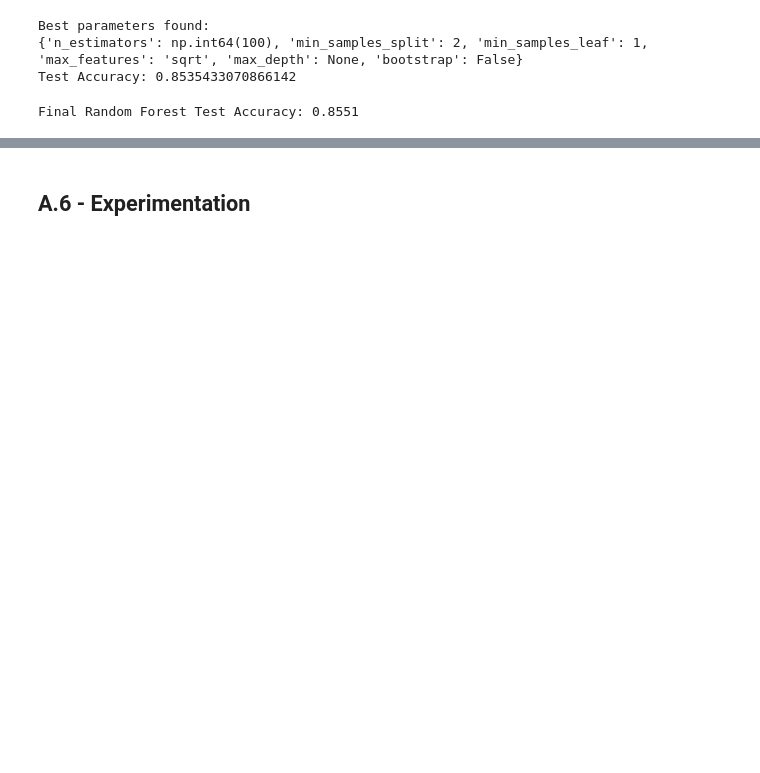
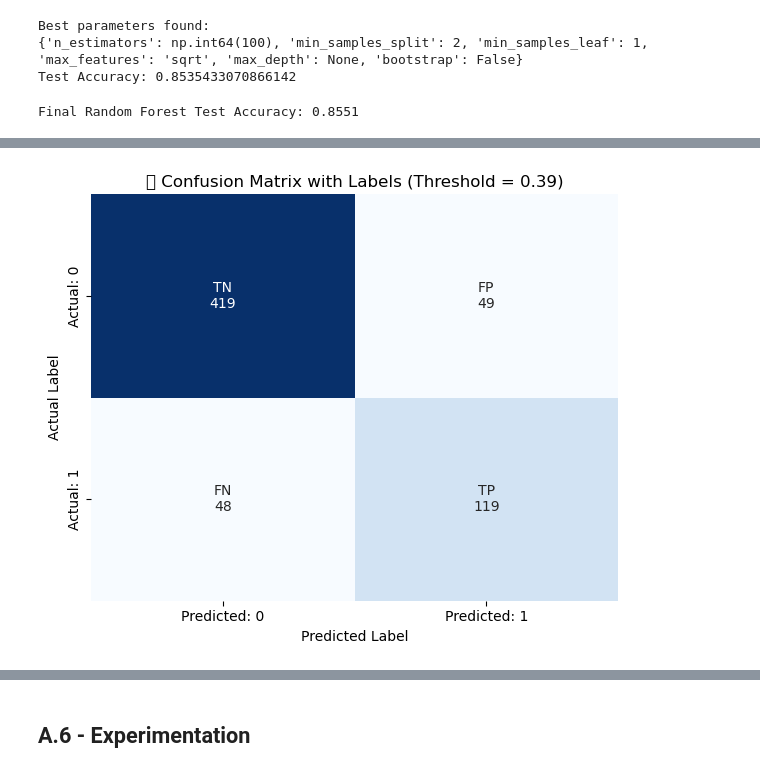
Before and after one commit to itamarshapira/SafeJunctionDetecion-ML, a Jupyter notebook: SafeJunctionDetection.ipynb, the cells around one changed output, grey strips where cells are left out. Drawn from its saved outputs; the diff is of its cells as text; code cells hidden in the pictures; blank space fills up the shorter version.

```diff
--- a/SafeJunctionDetection.ipynb
+++ b/SafeJunctionDetection.ipynb
@@ -2122,0 +2327,12 @@ Final Random Forest Test Accuracy: 0.8551
+# %%
+from sklearn.metrics import classification_report, confusion_matrix, ConfusionMatrixDisplay
+# Step 1: Get predicted probabilities
+probs = rf_balanced.predict_proba(X_test)
+
+# Step 2: Apply custom threshold (0.4 instead of default 0.5)
+Y_pred_custom = (probs[:, 1] >= 0.39).astype(int)
+
+# Step 3: Evaluate
+print("📊 Model with Threshold = 0.39")
+print(classification_report(Y_test, Y_pred_custom))
+print(confusion_matrix(Y_test, Y_pred_custom))
@@ -2122,0 +2352,24 @@ Final Random Forest Test Accuracy: 0.8551
+# %%
+import matplotlib.pyplot as plt
+import seaborn as sns
+from sklearn.metrics import confusion_matrix
+
+# Step 1: Generate confusion matrix
+cm = confusion_matrix(Y_test, Y_pred_custom)
+
+# Step 2: Create annotated labels
+labels = [["TN", "FP"], ["FN", "TP"]]
+annot = [[f"{labels[i][j]}\n{cm[i][j]}" for j in range(2)] for i in range(2)]
+
+# Step 3: Plot
+plt.figure(figsize=(6, 5))
+sns.heatmap(cm, annot=annot, fmt='', cmap='Blues', cbar=False,
+            xticklabels=["Predicted: 0", "Predicted: 1"],
+            yticklabels=["Actual: 0", "Actual: 1"])
+plt.title("📊 Confusion Matrix with Labels (Threshold = 0.39)")
+plt.xlabel("Predicted Label")
+plt.ylabel("Actual Label")
+plt.tight_layout()
+plt.show()
+# %% [output]
+[figure, added]
```
Also changed, not shown: parts of 31 cells of this notebook.
